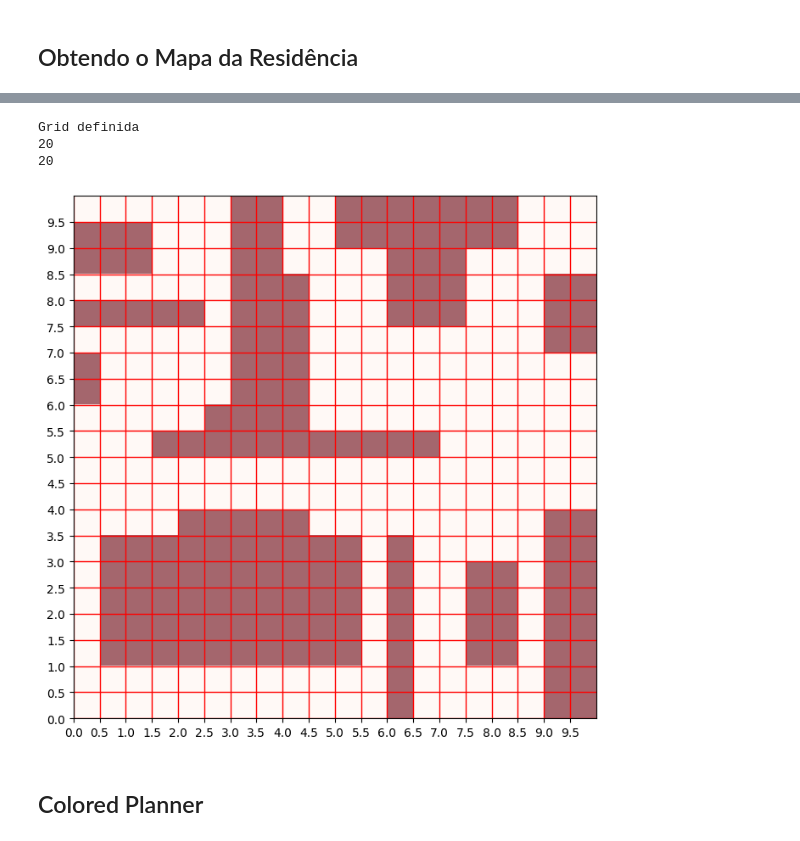
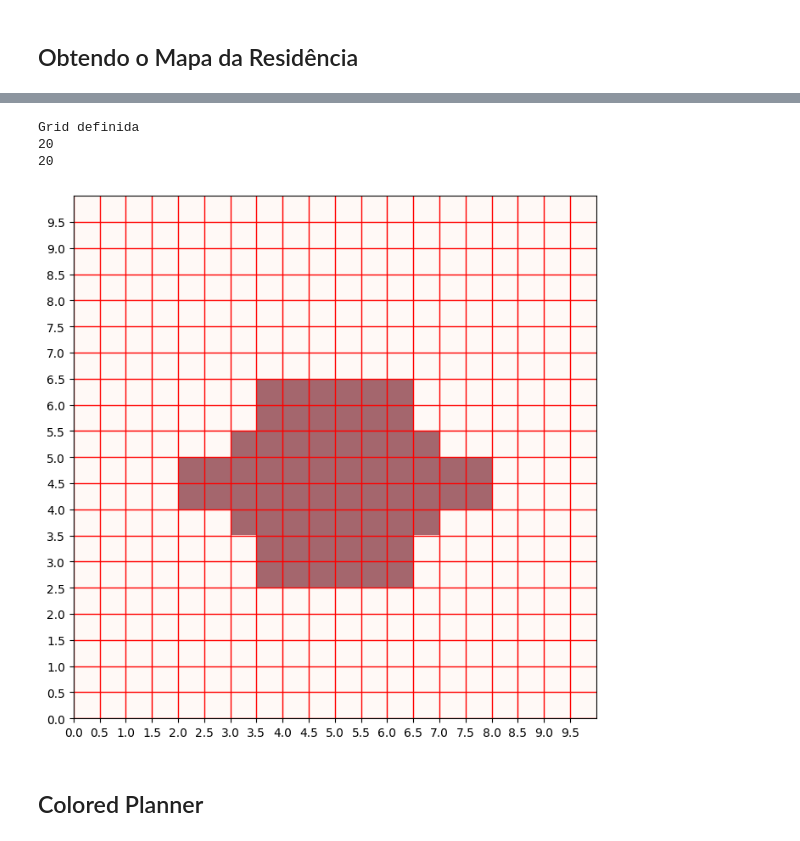
Before and after one commit to danielecassia/rm_pf_WALL-E, a Jupyter notebook: api/walle.ipynb, the cells around one changed output, grey strips where cells are left out. Cells and saved outputs as stored; diff of their text form; code cells hidden in the pictures.

```diff
--- a/api/walle.ipynb
+++ b/api/walle.ipynb
@@ -46,29 +46,18 @@ CREATE_PLOTS = True
 
 # Home
 figsize = (8,8)
-img = 1 - mpimg.imread('./maps/home20x20.png')
+# img = 1 - mpimg.imread('./maps/home20x20.png')
+img = 1 - mpimg.imread('./maps/diningRoom20x20.png')
 dims = [10,10] # Dimensoes do mapa (m)
 cell_size = 0.5  # Tamanho da celula do grid (m)
 
 #--------------------------------------------------#
 # %%
-
-
-# Definir range x e y para a conversao de mapa-cena
-sceneXrange = (10,-10) # para direita
-sceneYrange = (-10,10) # para baixo
-
 # Apenas para garantir que só teremos esses dois valores
 threshold = 0.2
 img[img > threshold] = 1
 img[img<= threshold] = 0
 
-# Definindo figura
-if CREATE_PLOTS:
-    fig = plt.figure(figsize=figsize,dpi=100)
-    ax = fig.add_subplot(111,aspect='equal')
-    ax.imshow(img, cmap='Greys', origin='upper')
-
 print("Imagem carregada")
 # %% [output]
 Imagem carregada
@@ -82,10 +70,6 @@ sy, sx = img.shape[:2] / map_dims
 
 rows, cols = (map_dims / cell_size).astype(int)
 grid = np.zeros((rows, cols))
-
-gridIrange = (0,cols-1) # para direita
-gridJrange = (0,rows-1) # para baixo
-
 
 # Preenchendo o Grid
 # Cada célula recebe o somatório dos valores dos Pixels
@@ -97,34 +81,34 @@ for r in range(rows):
 
         yi = int(r*cell_size*sy)
         yf = int(yi + cell_size*sy)
 
         grid[r, c] = np.sum(img[yi:yf,xi:xf])
 
 # Binarizando as células como Ocupadas (1) ou Não-ocupadas (0)
 grid[grid > threshold] = 1
 grid[grid<= threshold] = 0
 
 if CREATE_PLOTS:
     fig = plt.figure(figsize=(8,8), dpi=100)
     ax = fig.add_subplot(111, aspect='equal')
 
     # Plotando Mapa e Células
     obj = ax.imshow(img, cmap='Greys', extent=(0, map_dims[1], 0, map_dims[0]), origin='upper')
     obj = ax.imshow(grid, cmap='Reds', extent=(0, map_dims[1], 0, map_dims[0]), alpha=.6)
 
     # Plotando as linhas do grid para facilitar a visualização
     ax.grid(which='major', axis='both', linestyle='-', color='r', linewidth=1)
     ax.set_xticks(np.arange(0, map_dims[1], cell_size))
     ax.set_yticks(np.arange(0, map_dims[0], cell_size))
 
 print("Grid definida")
 print(rows)
 print(cols)
 # %% [output]
 Grid definida
 20
 20
-[figure, old version]
+[figure, new version]
 # %% [markdown]
 ## Colored Planner
 # %%
```
Also changed, not shown: parts of 8 cells of this notebook.
